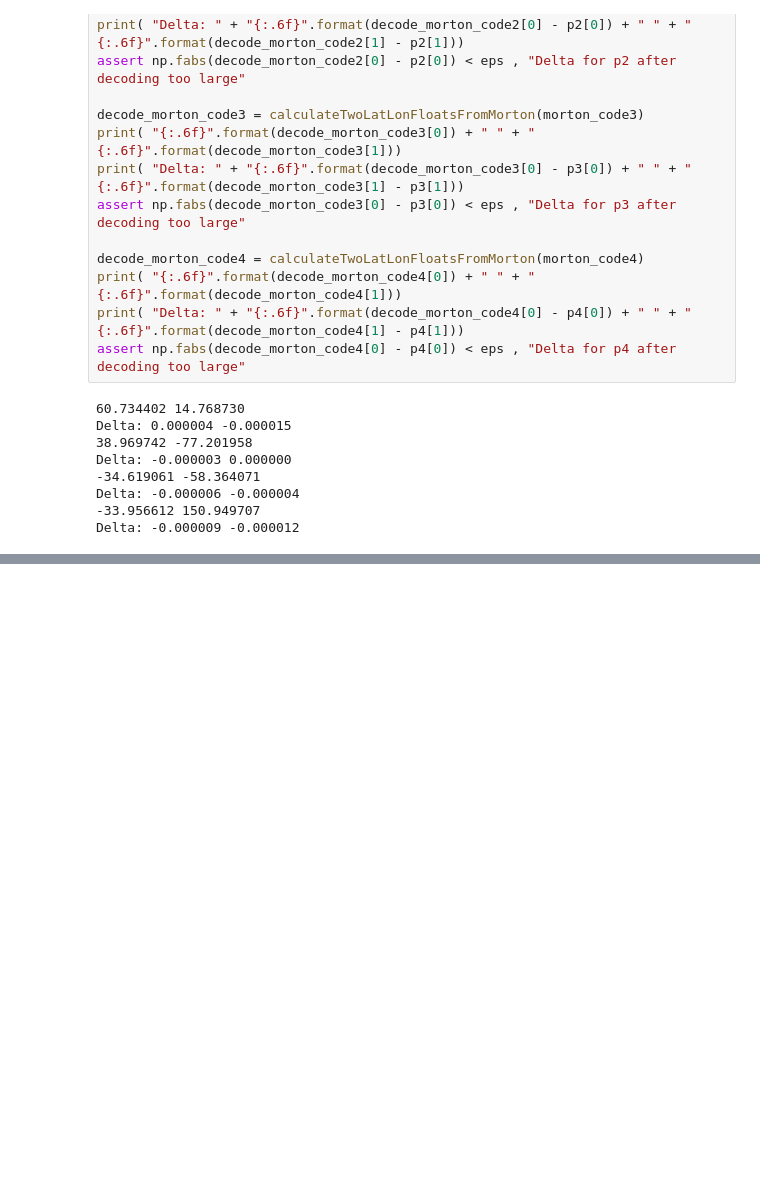
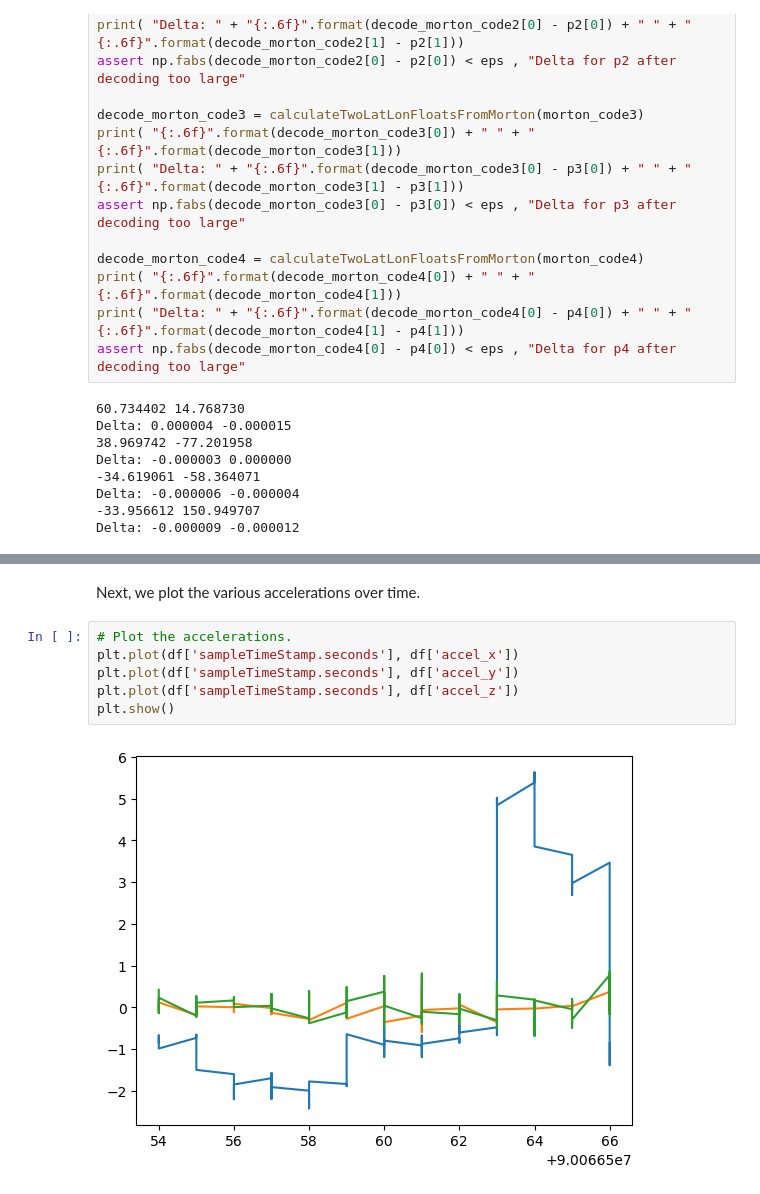
Before and after one commit to chrberger/sfc, a Jupyter notebook: IntroductionToAppliedEventDetection.ipynb, the cells around one changed output, grey strips where cells are left out. Drawn from its saved outputs; the diff is of its cells as text; blank space fills up the shorter version.

```diff
--- a/IntroductionToAppliedEventDetection.ipynb
+++ b/IntroductionToAppliedEventDetection.ipynb
@@ -211,0 +235,10 @@ Delta: -0.000009 -0.000012
+# %% [markdown]
+Next, we plot the various accelerations over time.
+# %%
+# Plot the accelerations.
+plt.plot(df['sampleTimeStamp.seconds'], df['accel_x'])
+plt.plot(df['sampleTimeStamp.seconds'], df['accel_y'])
+plt.plot(df['sampleTimeStamp.seconds'], df['accel_z'])
+plt.show()
+# %% [output]
+[figure, added]
```
Also changed, not shown: parts of 33 cells of this notebook.
